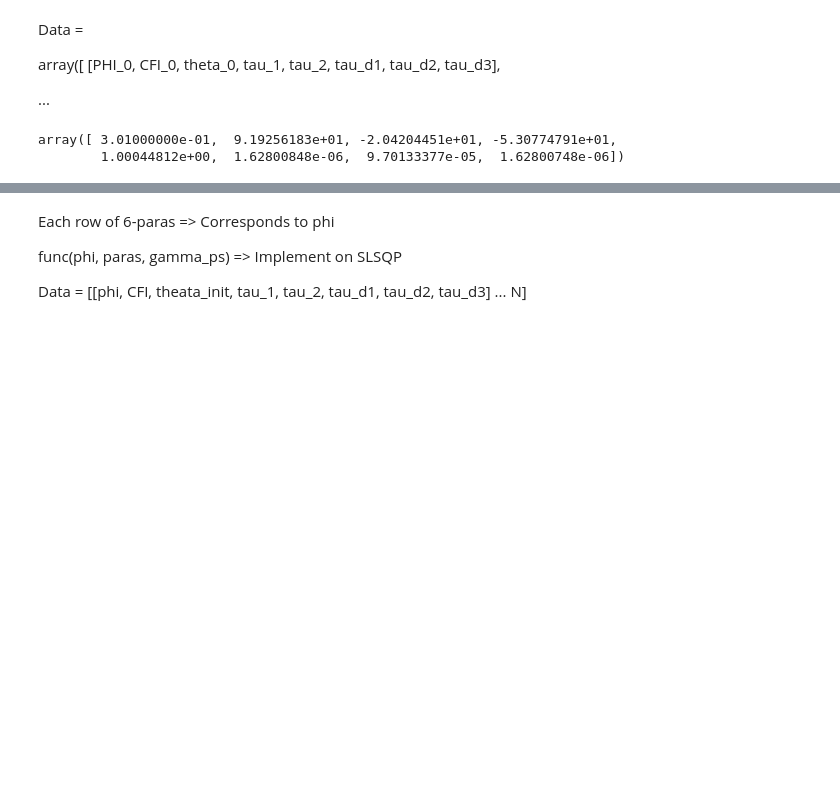
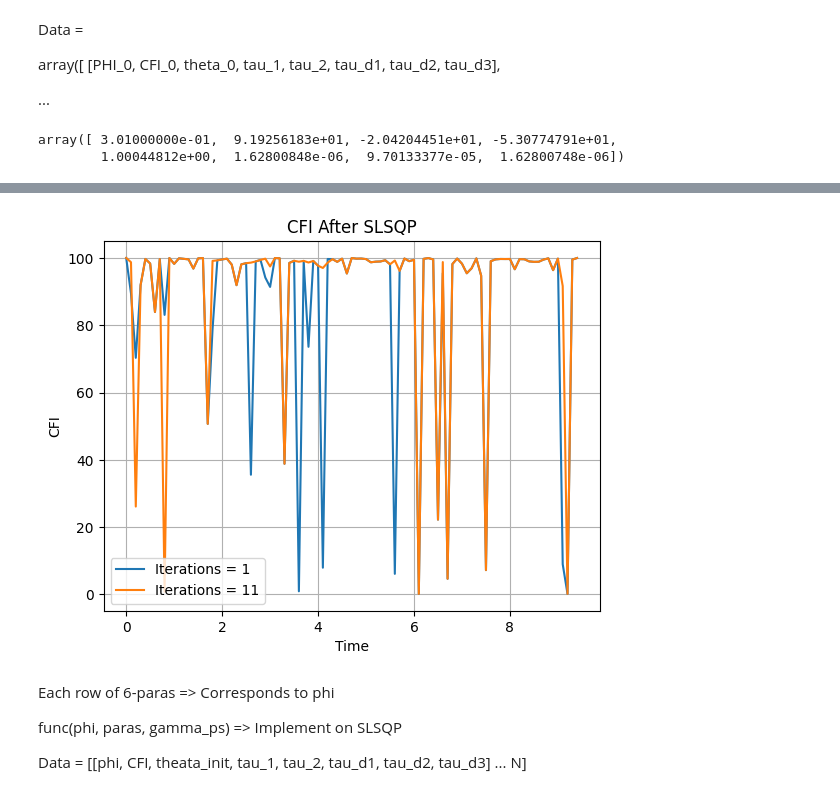
Before and after one commit to iridescent0923/Quantum_Optimization, a Jupyter notebook: Pennylane_Workspace/Metrology/CFI_optimize/Complete/2-qubit/CFI_Dephase_SLSQP_2.ipynb, the cells around one changed output, grey strips where cells are left out. Saved outputs shown, nothing was run; the diff lists cells and outputs as text; code cells hidden in the pictures; blank space fills up the shorter version.

```diff
--- a/Pennylane_Workspace/Metrology/CFI_optimize/Complete/2-qubit/CFI_Dephase_SLSQP_2.ipynb
+++ b/Pennylane_Workspace/Metrology/CFI_optimize/Complete/2-qubit/CFI_Dephase_SLSQP_2.ipynb
@@ -288,3 +289,15 @@ plt.grid()
+# %%
+Target_Layer = 1, 11
+plt.plot(Optimized_Result[Target_Layer[0], :, 0], Optimized_Result[Target_Layer[0], :, 1], label = f'Iterations = {Target_Layer[0]}')
+plt.plot(Optimized_Result[Target_Layer[1], :, 0], Optimized_Result[Target_Layer[1], :, 1], label = f'Iterations = {Target_Layer[1]}')
+
+plt.title('CFI After SLSQP')
+plt.xlabel('Time')
+plt.ylabel('CFI')
+plt.legend()
+plt.grid()
+# %% [output]
+[figure, added]
 # %% [markdown]
 Each row of 6-paras => Corresponds to phi
 
```
Also changed, not shown: parts of 3 cells of this notebook, 1 other file.
